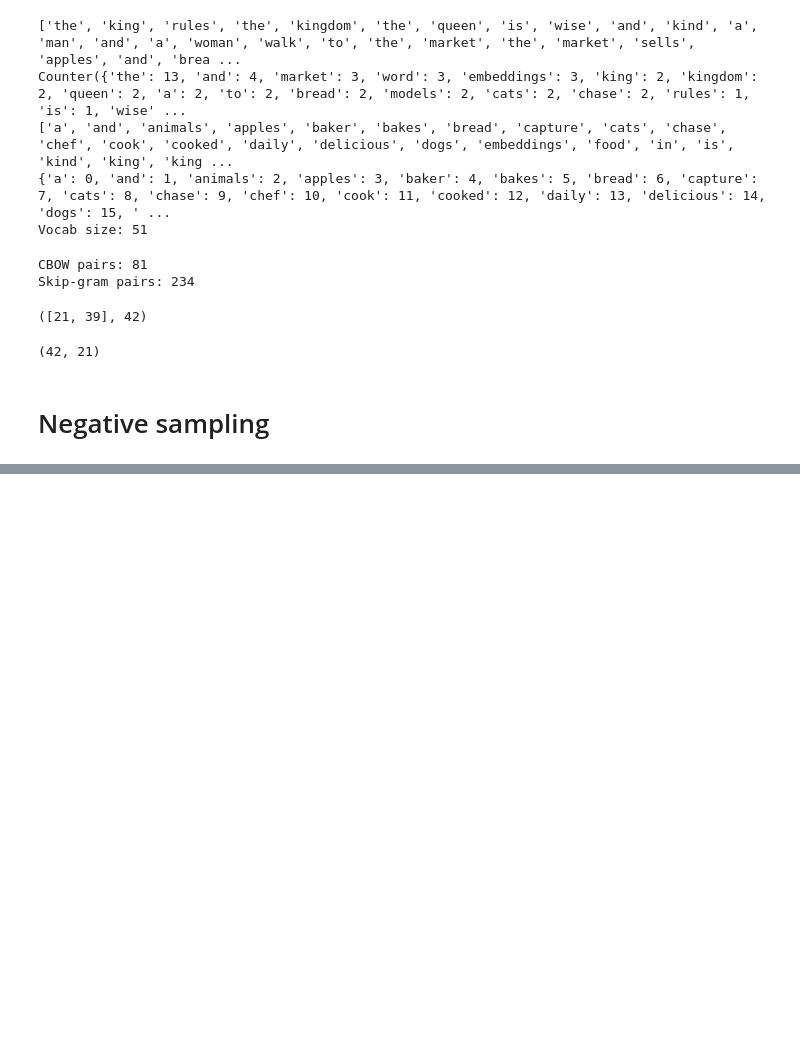
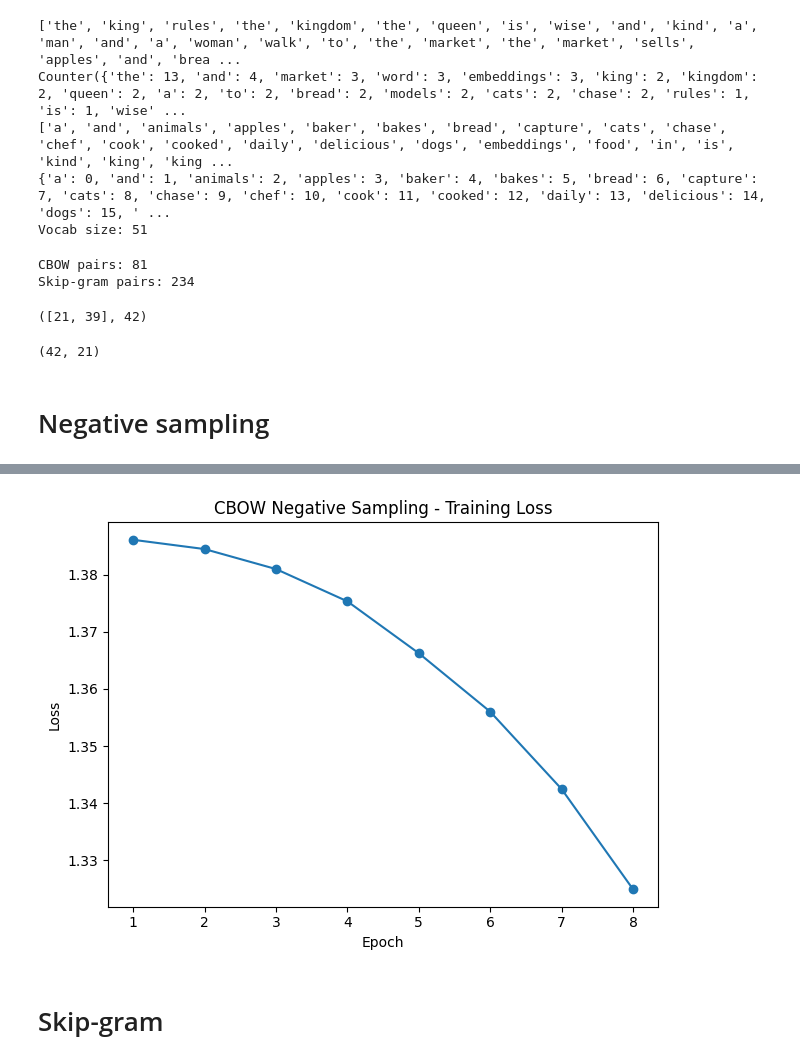
Before and after one commit to vishnusai2005/Word_Embeddings, a Jupyter notebook: word2vec.ipynb, the cells around one changed output, grey strips where cells are left out. Cells and saved outputs as stored; diff of their text form; code cells hidden in the pictures; blank space fills up the shorter version.

```diff
--- a/word2vec.ipynb
+++ b/word2vec.ipynb
@@ -151,0 +171,30 @@ class CBOWNeg(nn.Module):
+# %%
+cbow = CBOWNeg(v, emb_dim = 64)
+opt = torch.optim.Adam(cbow.parameters(), lr = 3e-3)
+epochs = 8
+k = 5
+loss_curve = []
+for ep in range(1, epochs +1):
+    cbow.train()
+    total = 0.0
+    steps = 0
+    for contexts, targets in batchify_cbow(cbow_pairs, bs = 64):
+        negs_np = sample_negatives(len(targets), k)
+        negs = torch.from_numpy(negs_np).long()
+        loss = cbow(contexts, targets, negs)
+        opt.zero_grad()
+        loss.backward()
+        opt.step()
+        total += loss.item()
+        steps += 1
+    avg = total / max(1, steps)
+    loss_curve.append(avg)
+    print(f"Epoch {ep}: loss = {avg:.4f}")
+
+plt.plot(range(1, epochs+1), loss_curve, marker='o')
+plt.title("CBOW Negative Sampling - Training Loss")
+plt.xlabel("Epoch")
+plt.ylabel("Loss")
+plt.tight_layout()
+plt.show()
+# %% [output]
@@ -151,0 +209,3 @@ class CBOWNeg(nn.Module):
+[figure, added]
+# %% [markdown]
+# Skip-gram
```
Also changed, not shown: parts of 4 cells of this notebook.
